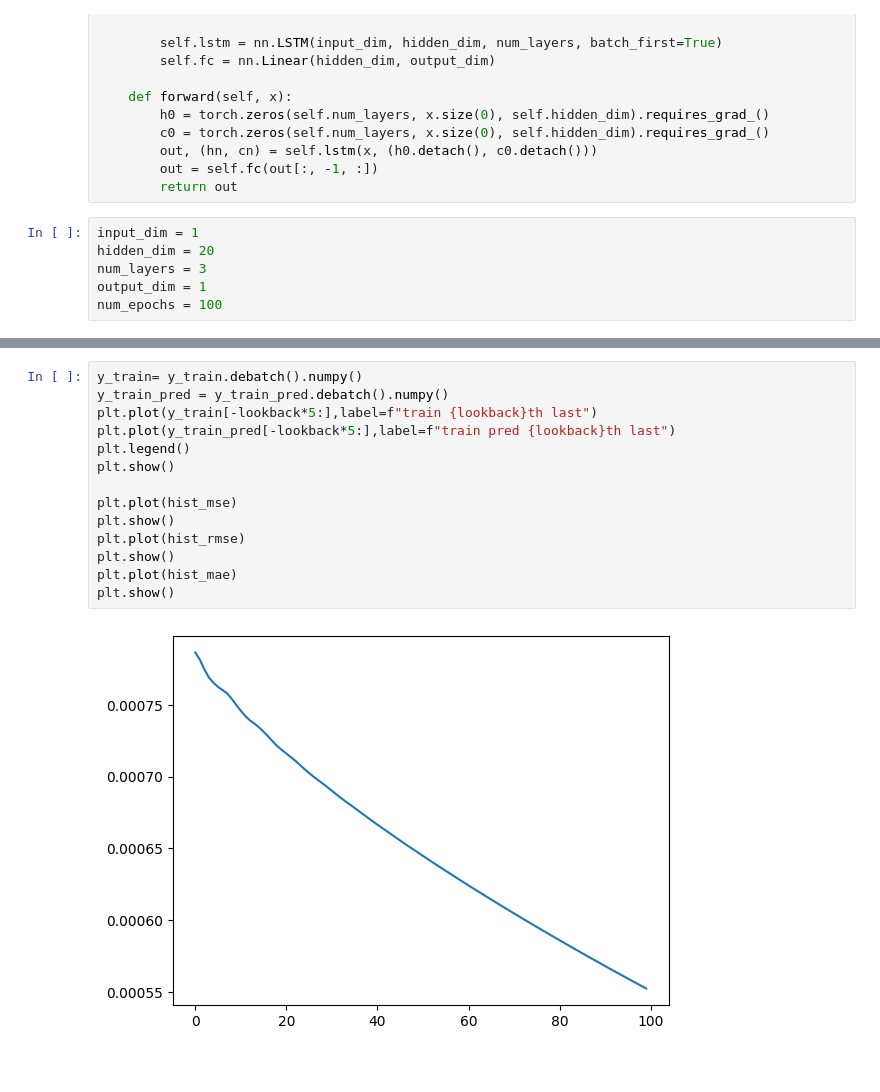
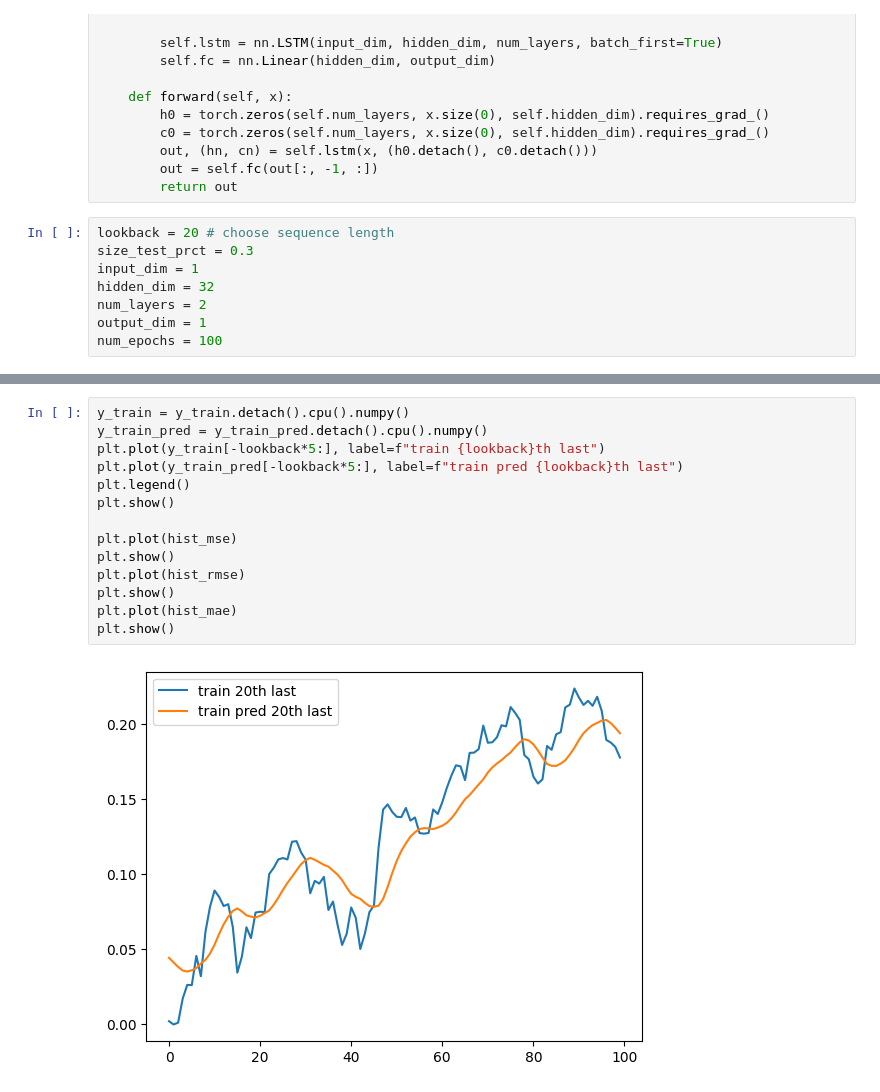
Before and after one commit to Nairlav/Finance, a Jupyter notebook: Projects/LSTM_Strategy.ipynb, the cells around one changed output, grey strips where cells are left out. Saved outputs shown, nothing was run; the diff lists cells and outputs as text.

```diff
--- a/Projects/LSTM_Strategy.ipynb
+++ b/Projects/LSTM_Strategy.ipynb
@@ -136,9 +126,11 @@ class LSTM(nn.Module):
         out = self.fc(out[:, -1, :])
         return out
 # %%
+lookback = 20 # choose sequence length
+size_test_prct = 0.3
 input_dim = 1
-hidden_dim = 20
-num_layers = 3
+hidden_dim = 32
+num_layers = 2
 output_dim = 1
 num_epochs = 100
 # %%
@@ -207,16 +206,16 @@ Training time: 152.3220019340515
 # %%
-y_train= y_train.debatch().numpy()
-y_train_pred = y_train_pred.debatch().numpy()
-plt.plot(y_train[-lookback*5:],label=f"train {lookback}th last")
-plt.plot(y_train_pred[-lookback*5:],label=f"train pred {lookback}th last")
+y_train = y_train.detach().cpu().numpy()
+y_train_pred = y_train_pred.detach().cpu().numpy()
+plt.plot(y_train[-lookback*5:], label=f"train {lookback}th last")
+plt.plot(y_train_pred[-lookback*5:], label=f"train pred {lookback}th last")
 plt.legend()
 plt.show()
 
 plt.plot(hist_mse)
 plt.show()
 plt.plot(hist_rmse)
 plt.show()
 plt.plot(hist_mae)
 plt.show()
 # %% [output]
-[figure, old version]
+[figure, new version]
```
Also changed, not shown: parts of 4 cells of this notebook.
